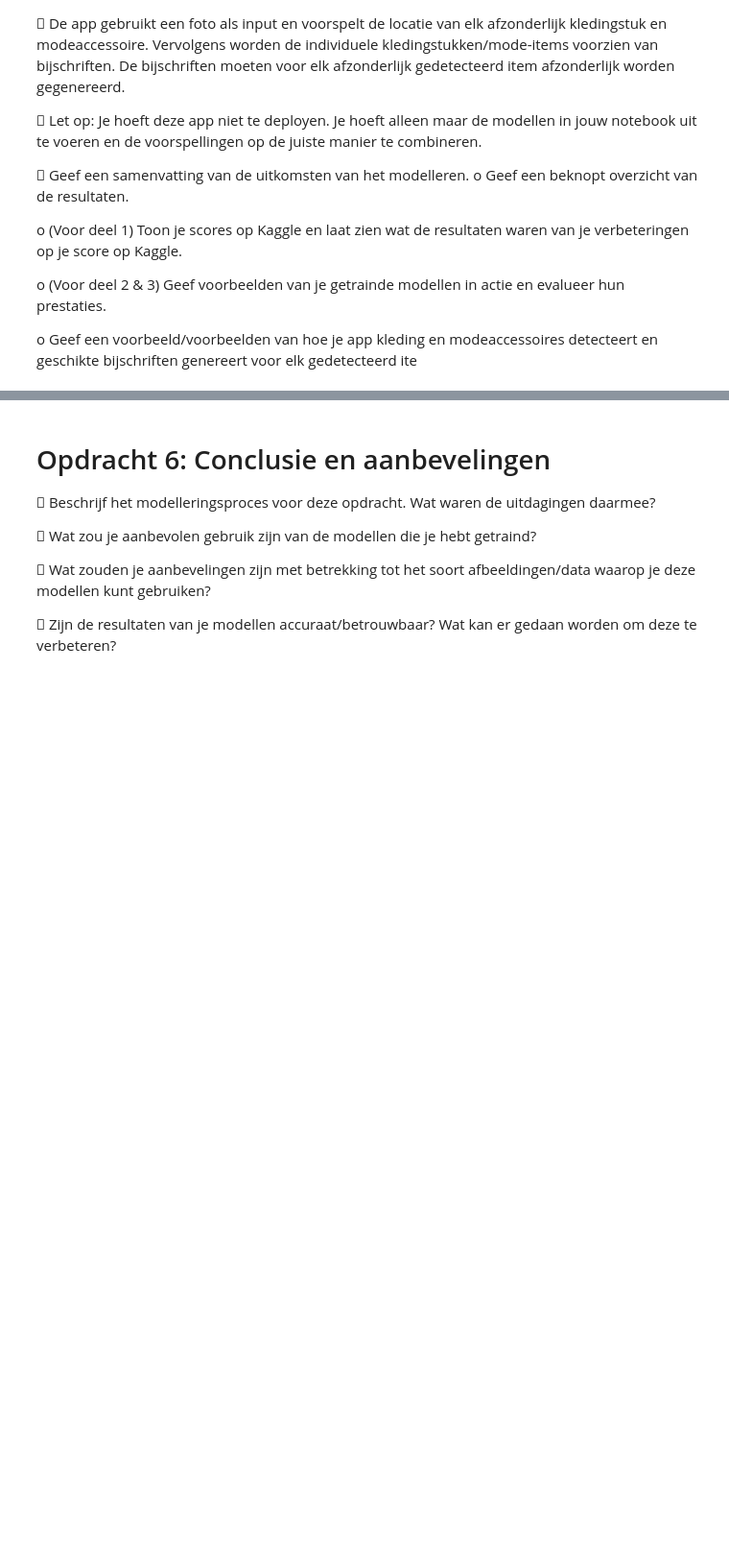
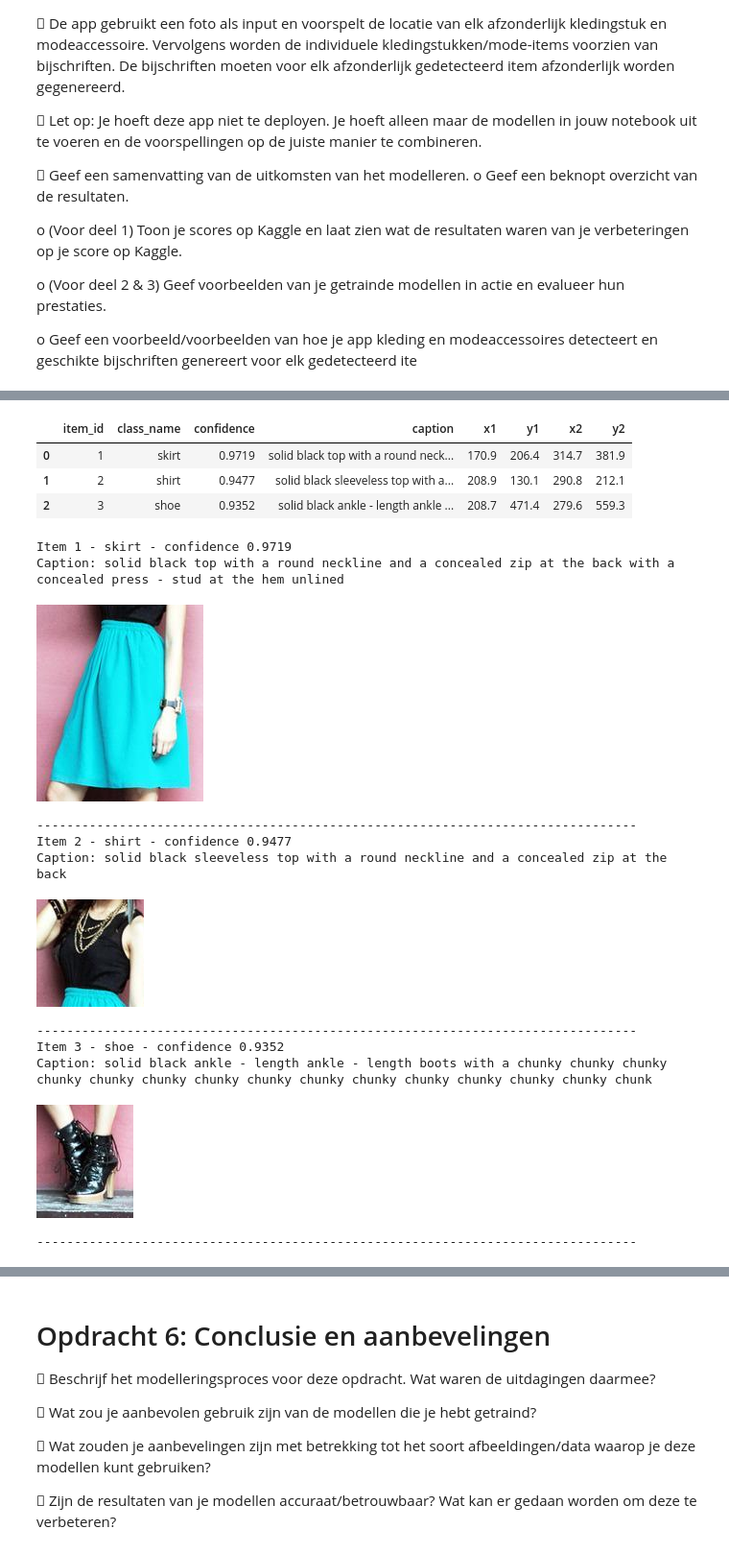
Before and after one commit to 24020338/Deep-Learning-3, a Jupyter notebook: Deep Learning Opdracht 3 Notebook.ipynb, the cells around one changed output, grey strips where cells are left out. Shown at 96% size. Cells and saved outputs as stored; diff of their text form; code cells hidden in the pictures; blank space fills up the shorter version.

```diff
--- a/Deep Learning Opdracht 3 Notebook.ipynb
+++ b/Deep Learning Opdracht 3 Notebook.ipynb
@@ -135,11 +112,11 @@ CLOTHING_LABELS = ["sunglass", "hat", "jacket", "shirt", "pants", "shorts", "ski
 # en voegen die ook toe.
 parsed_data = []
 
-for img_path in train_images_dir.glob("*"):
+for img_path in IMAGES_DIR.glob("*"):
     if img_path.suffix.lower() not in [".jpg"]:
         continue
 
-    label_path = train_labels_dir / f"{img_path.stem}.txt"
+    label_path = LABELS_DIR / f"{img_path.stem}.txt"
 
     with open(label_path, "r", encoding="utf-8") as f:
         lines = f.readlines()
@@ -1248,0 +1316,26 @@ detecteert en geschikte bijschriften genereert voor elk gedetecteerd ite
+# %%
+df_results
+# %% [output]
+|  | item_id | class_name | confidence | caption | x1 | y1 | x2 | y2 |
+| 0 | 1 | skirt | 0.9719 | solid black top with a round neck... | 170.9 | 206.4 | 314.7 | 381.9 |
+| 1 | 2 | shirt | 0.9477 | solid black sleeveless top with a... | 208.9 | 130.1 | 290.8 | 212.1 |
+| 2 | 3 | shoe | 0.9352 | solid black ankle - length ankle ... | 208.7 | 471.4 | 279.6 | 559.3 |
+# %%
+for row in raw_results:
+    print(f"Item {row['item_id']} - {row['class_name']} - confidence {row['confidence']}")
+    print("Caption:", row["caption"])
+    display(row["crop"])
+    print("-" * 80)
+# %% [output]
+Item 1 - skirt - confidence 0.9719
+Caption: solid black top with a round neckline and a concealed zip at the back with a concealed press - stud at the hem unlined
+[figure, added]
+--------------------------------------------------------------------------------
+Item 2 - shirt - confidence 0.9477
+Caption: solid black sleeveless top with a round neckline and a concealed zip at the back
+[figure, added]
+--------------------------------------------------------------------------------
+Item 3 - shoe - confidence 0.9352
+Caption: solid black ankle - length ankle - length boots with a chunky chunky chunky chunky chunky chunky chunky chunky chunky chunky chunky chunky chunky chunky chunk
+[figure, added]
+--------------------------------------------------------------------------------
```
Also changed, not shown: parts of 20 cells of this notebook.
